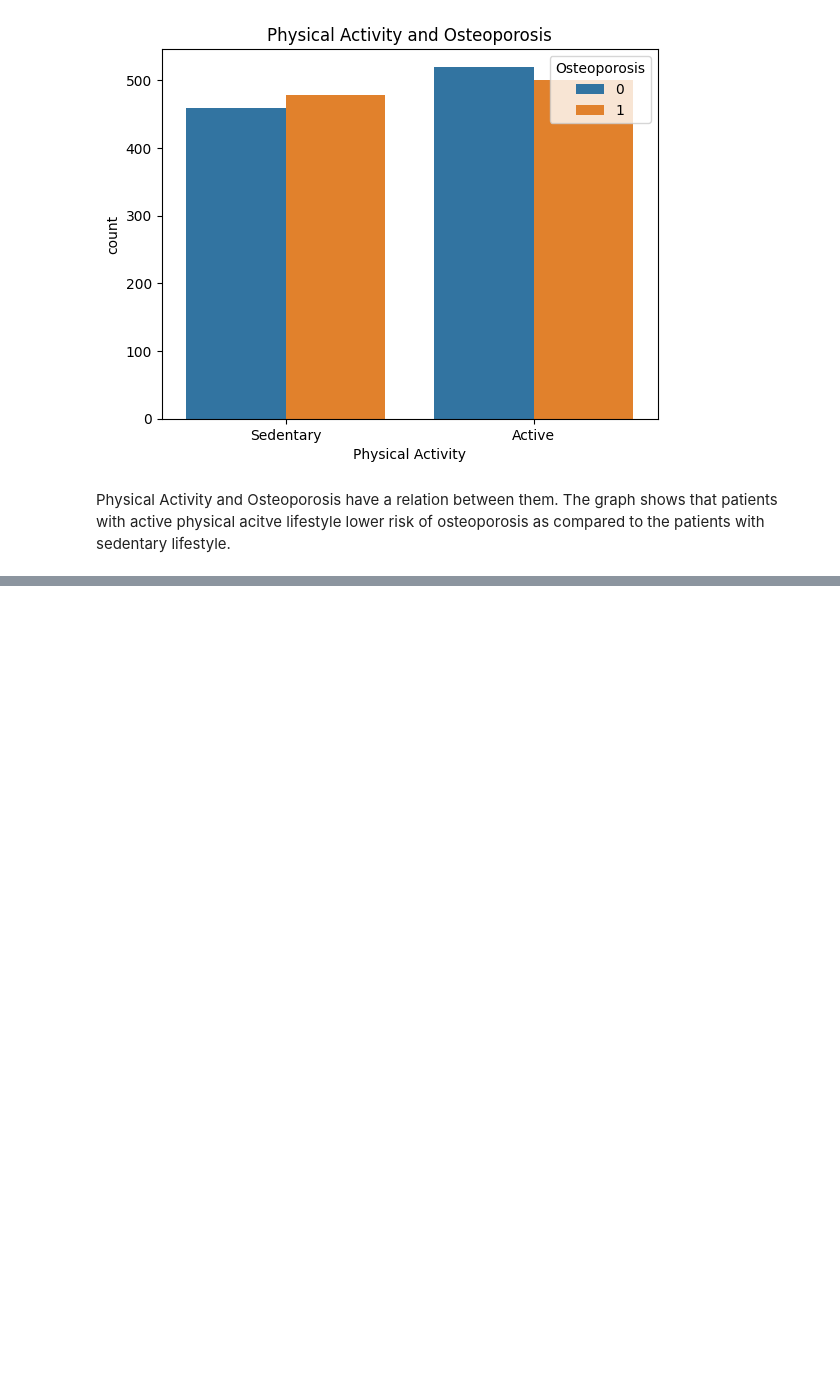
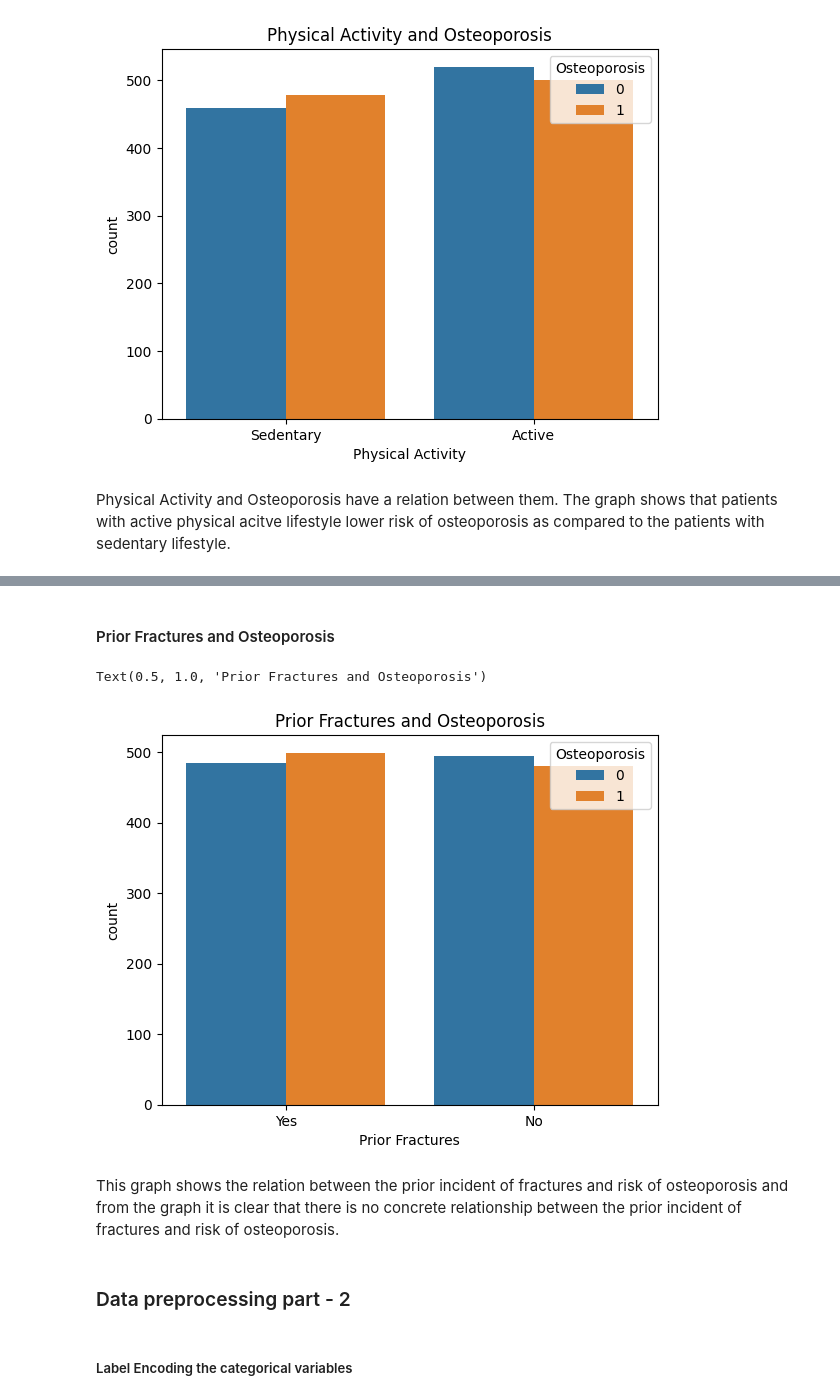
Before and after one commit to karmegamwithai/Osteoporosis-Risk-Prediction, a Jupyter notebook: notebook/Analysis.ipynb, the cells around one changed output, grey strips where cells are left out. Saved outputs shown, nothing was run; the diff lists cells and outputs as text; code cells hidden in the pictures; blank space fills up the shorter version.

```diff
--- a/notebook/Analysis.ipynb
+++ b/notebook/Analysis.ipynb
@@ -327,0 +350,13 @@ Physical Activity and Osteoporosis have a relation between them. The graph shows
+# %% [markdown]
+#### Prior Fractures and Osteoporosis
+# %%
+sns.countplot(x='Prior Fractures',data=orp_data,hue='Osteoporosis').set_title('Prior Fractures and Osteoporosis')
+# %% [output]
+Text(0.5, 1.0, 'Prior Fractures and Osteoporosis')
+[figure, added]
+# %% [markdown]
+This graph shows the relation between the prior incident of fractures and risk of osteoporosis and from the graph it is clear that there is no concrete relationship between the prior incident of fractures and risk of osteoporosis.
+# %% [markdown]
+### Data preprocessing part - 2
+# %% [markdown]
+##### Label Encoding the categorical variables
```
Also changed, not shown: parts of 13 cells of this notebook, 2 other files.
